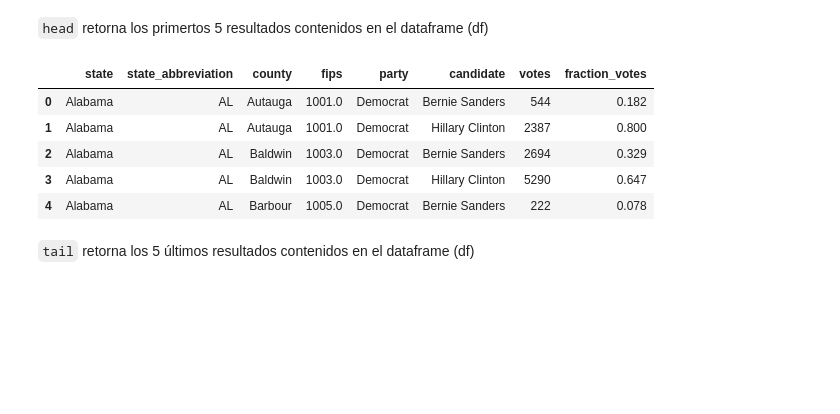
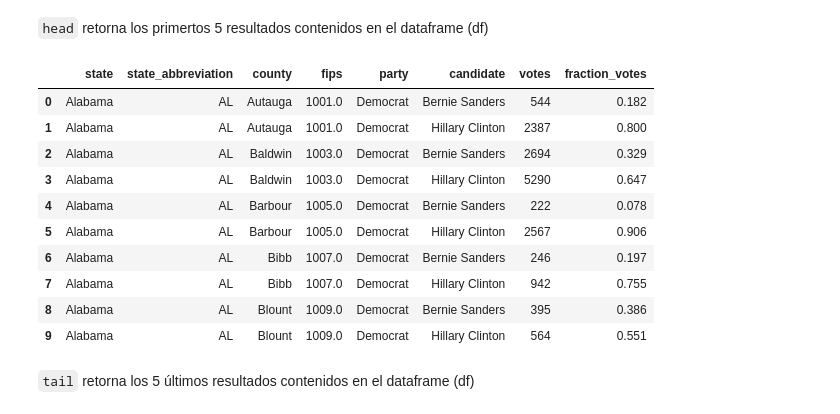
Before and after one commit to angiequispe/PythonFundamentos, a Jupyter notebook: Modulo4/1.1 Intro a Pandas.ipynb, the cells around one changed output. Saved outputs shown, nothing was run; the diff lists cells and outputs as text; code cells hidden in the pictures; blank space fills up the shorter version.

```diff
--- a/Modulo4/1.1 Intro a Pandas.ipynb
+++ b/Modulo4/1.1 Intro a Pandas.ipynb
@@ -69,4 +69,4 @@ pandas.core.series.Series
 
 Pandas soporta múltiples fuentes de información entre los que estan csv , sql, json,excel, etc
 # %%
-votos_primarias_us = pd.read_csv("./data/primary_results.csv")
+df = pd.read_csv('./data/primary_results.csv')
@@ -103,14 +124,19 @@ df.shape
 `head` retorna los primertos 5 resultados contenidos en el dataframe (df)
 # %%
 # head retorna los primeros 5 resultados del dataframe
-df.head()
+df.head(10)
 # %% [output]
 |  | state | state_abbreviation | county | fips | party | candidate | votes | fraction_votes |
 | 0 | Alabama | AL | Autauga | 1001.0 | Democrat | Bernie Sanders | 544 | 0.182 |
 | 1 | Alabama | AL | Autauga | 1001.0 | Democrat | Hillary Clinton | 2387 | 0.800 |
 | 2 | Alabama | AL | Baldwin | 1003.0 | Democrat | Bernie Sanders | 2694 | 0.329 |
 | 3 | Alabama | AL | Baldwin | 1003.0 | Democrat | Hillary Clinton | 5290 | 0.647 |
 | 4 | Alabama | AL | Barbour | 1005.0 | Democrat | Bernie Sanders | 222 | 0.078 |
+| 5 | Alabama | AL | Barbour | 1005.0 | Democrat | Hillary Clinton | 2567 | 0.906 |
+| 6 | Alabama | AL | Bibb | 1007.0 | Democrat | Bernie Sanders | 246 | 0.197 |
+| 7 | Alabama | AL | Bibb | 1007.0 | Democrat | Hillary Clinton | 942 | 0.755 |
+| 8 | Alabama | AL | Blount | 1009.0 | Democrat | Bernie Sanders | 395 | 0.386 |
+| 9 | Alabama | AL | Blount | 1009.0 | Democrat | Hillary Clinton | 564 | 0.551 |
 # %% [markdown]
 `tail` retorna los 5 últimos resultados contenidos en el dataframe (df)
 # %%
```
Also changed, not shown: parts of 16 cells of this notebook, 9 other files.
